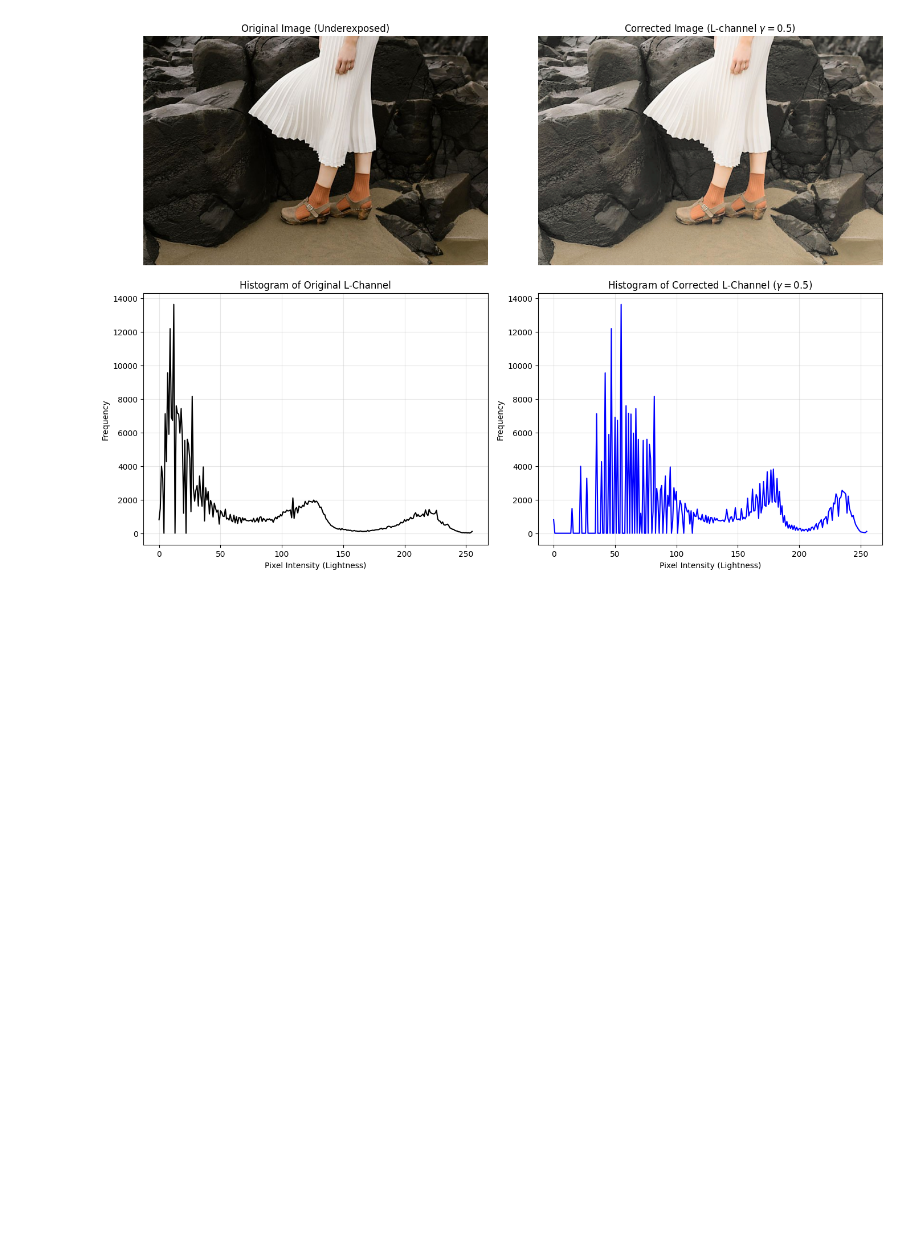
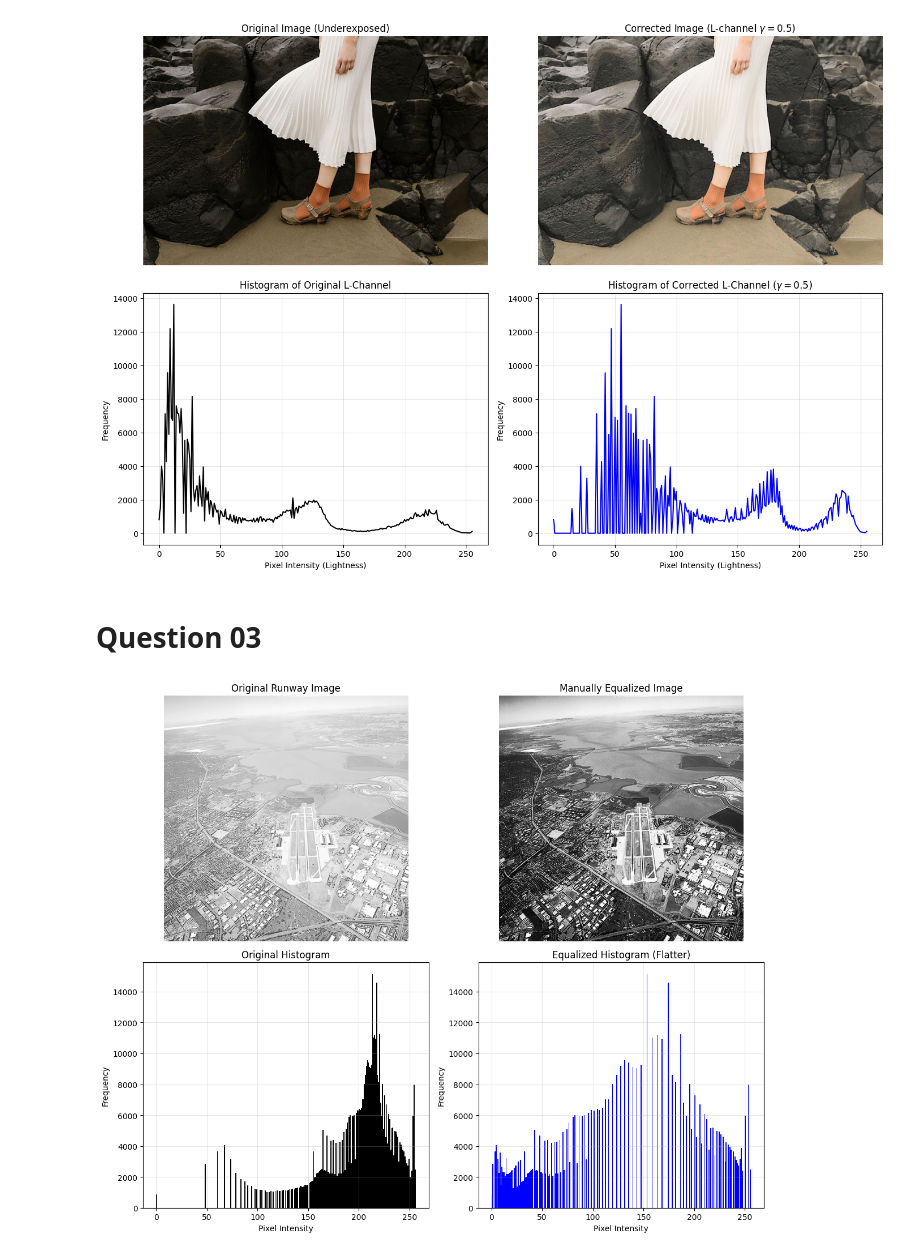
Before and after one commit to ravindusenavirathna/Intensity-Transformations-and-Neighborhood-Filtering, a Jupyter notebook: Answers.ipynb, the cells around one changed output. Saved outputs shown, nothing was run; the diff lists cells and outputs as text; code cells hidden in the pictures; blank space fills up the shorter version.

Commit message:
Question 03

```diff
--- a/Answers.ipynb
+++ b/Answers.ipynb
@@ -181,3 +181,80 @@ plt.tight_layout()
 plt.show()
 # %% [output]
 [figure]
+# %% [markdown]
+# Question 03
+# %%
+# 1. Load the image in Grayscale
+img = cv2.imread('runway.png', cv2.IMREAD_GRAYSCALE)
+
+# ---------------------------------------------------------
+# Manual Histogram Equalization Implementation
+# ---------------------------------------------------------
+
+# Step A: Calculate the Histogram
+# We count the frequency of each pixel intensity (0-255)
+# Note: np.histogram also takes 'bins' and 'range'
+hist, bins = np.histogram(img.flatten(), bins=256, range=[0, 256])
+
+# Step B: Calculate the Cumulative Distribution Function (CDF)
+# cdf[i] is the sum of all counts <= i
+cdf = hist.cumsum()
+
+# Step C: Normalize the CDF to the range [0, 255]
+# Formula: s_k = floor( (L-1) * CDF(r_k) ) where CDF is normalized to [0,1]
+# We perform it in one step: (cdf / total_pixels) * 255
+cdf_normalized = (cdf * 255) / cdf.max()
+
+# Step D: Create a Lookup Table (LUT)
+# Map the input pixel values to the new equalized values
+lookup_table = np.uint8(cdf_normalized)
+
+# Step E: Apply the LUT to the image
+# This replaces every pixel 'v' with 'lookup_table[v]'
+img_equalized_manual = lookup_table[img]
+
+# ---------------------------------------------------------
+# Validation (Optional comparison with OpenCV)
+# ---------------------------------------------------------
+# img_equalized_opencv = cv2.equalizeHist(img)
+
+# ---------------------------------------------------------
+# Visualization
+# ---------------------------------------------------------
+plt.figure(figsize=(12, 10))
+
+# 1. Original Image
+plt.subplot(2, 2, 1)
+plt.imshow(img, cmap='gray', vmin=0, vmax=255)
+plt.title('Original Runway Image')
+plt.axis('off')
+
+# 2. Equalized Image (Manual)
+plt.subplot(2, 2, 2)
+plt.imshow(img_equalized_manual, cmap='gray', vmin=0, vmax=255)
+plt.title('Manually Equalized Image')
+plt.axis('off')
+
+# 3. Histogram: Original
+plt.subplot(2, 2, 3)
+# FIX: Explicitly name 'bins' and 'range' to avoid DeprecationWarning
+plt.hist(img.flatten(), bins=256, range=[0, 256], color='black')
+plt.title('Original Histogram')
+plt.xlabel('Pixel Intensity')
+plt.ylabel('Frequency')
+plt.grid(True, alpha=0.3)
+
+# 4. Histogram: Equalized
+plt.subplot(2, 2, 4)
+# FIX: Explicitly name 'bins' and 'range'
+plt.hist(img_equalized_manual.flatten(), bins=256, range=[0, 256], color='blue')
+plt.title('Equalized Histogram (Flatter)')
+plt.xlabel('Pixel Intensity')
+plt.ylabel('Frequency')
+plt.grid(True, alpha=0.3)
+
+plt.tight_layout()
+
+plt.show()
+# %% [output]
+[figure, added]
```
